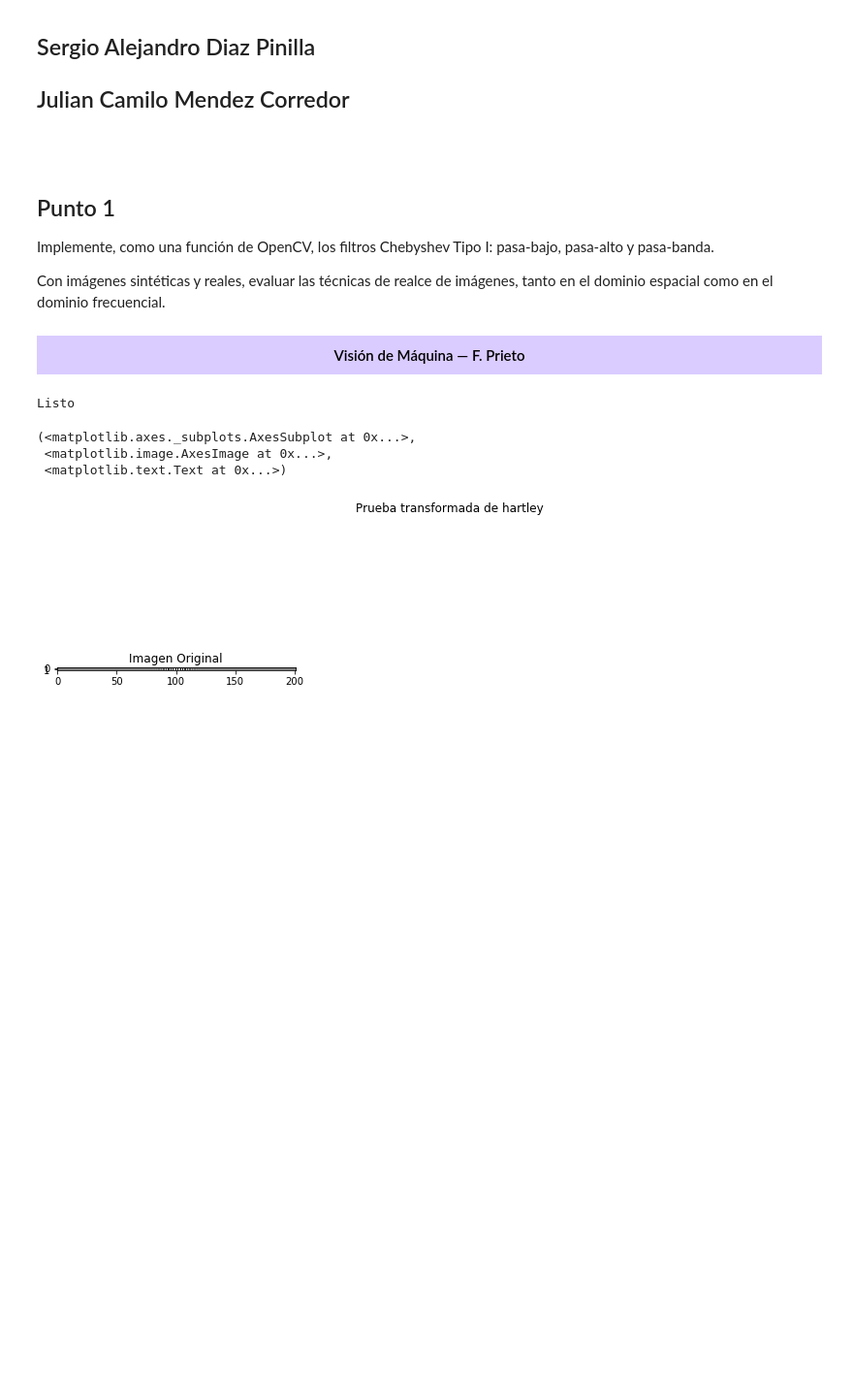
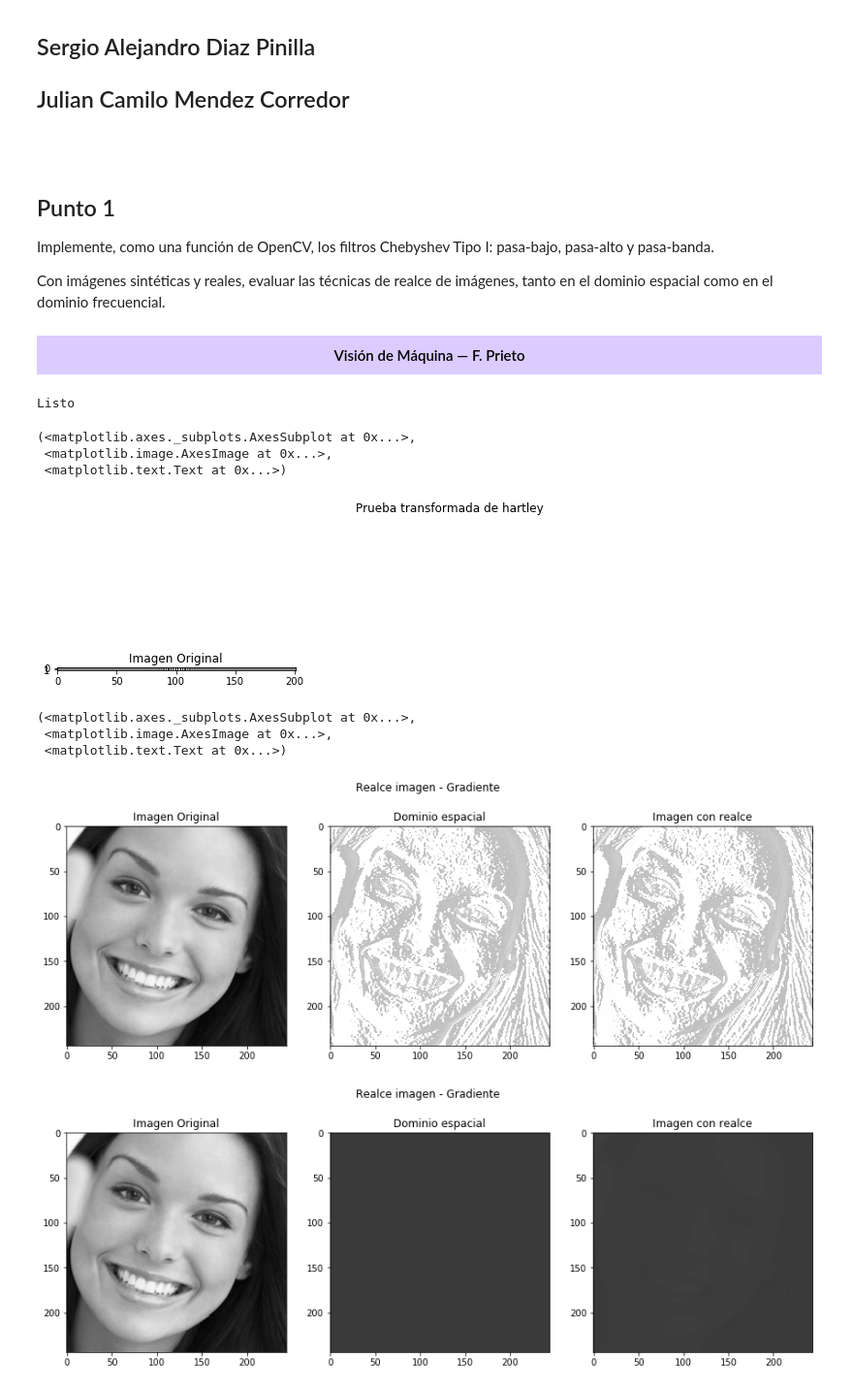
Before and after one commit to seradiazpin/MachineVisionUnal, a Jupyter notebook: Tarea5/Tarea5.ipynb, the cells around one changed output. Shown: that part at 97% size. Cells and saved outputs as stored; diff of their text form; code cells hidden in the pictures; blank space fills up the shorter version.

```diff
--- a/Tarea5/Tarea5.ipynb
+++ b/Tarea5/Tarea5.ipynb
@@ -22,6 +22,18 @@ from scipy.fftpack import dst,idst
 #from scipy.fftpack import fft, fftfreq
 import pywt
 
+
+#Fourier para operaciones en el dominio de la frecuencia
+def fft(img):
+    f = np.fft.fft2(img)
+    fshift = np.fft.fftshift(f)
+    return fshift
+
+def ifft(img):
+    fshift = np.fft.ifftshift(img)
+    f = np.fft.ifft2(fshift)
+    return f.real
+
 img = cv2.imread('Fig/face.png',0)
 print "Listo"
 # %% [output]
@@ -38,3 +50,43 @@ plt.subplot(131), plt.imshow(fill, cmap=plt.cm.gray), plt.title('Imagen Original
  <matplotlib.image.AxesImage at 0x...>,
  <matplotlib.text.Text at 0x...>)
 [figure]
+# %%
+def enhanced_space(img):
+    R,C = np.gradient(img)
+    return img - C**2
+
+def enhanced_frecuency(img):
+    img_f = fft(img)
+
+    w,h = img_f.shape
+
+    enhanced = np.zeros((w,h))
+
+    cx = w/2
+    cy = h/2
+    for u in range(w-1):
+        for v in range(h-1):
+            enhanced[u][v] = 1 + ((u-cx)**2 + (v-cy)**2)
+    return enhanced
+
+rel = laplace_filter(img)
+rel_2 = ifft(enhanced_frecuency(img))
+
+
+plt.figure(1,figsize=(15,5))
+plt.suptitle('Realce imagen - Gradiente')
+plt.subplot(131), plt.imshow(img, cmap=plt.cm.gray), plt.title('Imagen Original')
+plt.subplot(132), plt.imshow(rel, cmap=plt.cm.gray), plt.title('Dominio espacial')
+plt.subplot(133), plt.imshow(img+rel, cmap=plt.cm.gray), plt.title('Imagen con realce')
+
+plt.figure(2,figsize=(15,5))
+plt.suptitle('Realce imagen - Gradiente')
+plt.subplot(131), plt.imshow(img, cmap=plt.cm.gray), plt.title('Imagen Original')
+plt.subplot(132), plt.imshow(rel_2, cmap=plt.cm.gray), plt.title('Dominio espacial')
+plt.subplot(133), plt.imshow(img+rel_2, cmap=plt.cm.gray), plt.title('Imagen con realce')
+# %% [output]
+(<matplotlib.axes._subplots.AxesSubplot at 0x...>,
+ <matplotlib.image.AxesImage at 0x...>,
+ <matplotlib.text.Text at 0x...>)
+[figure, added]
+[figure, added]
```
Also changed, not shown: parts of 2 cells of this notebook, 1 other file.
